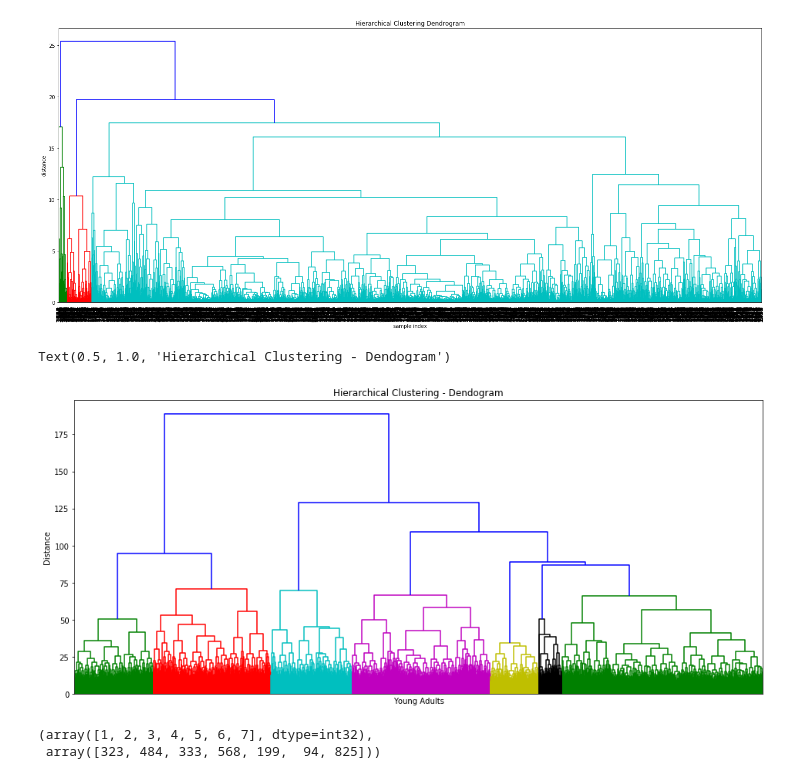
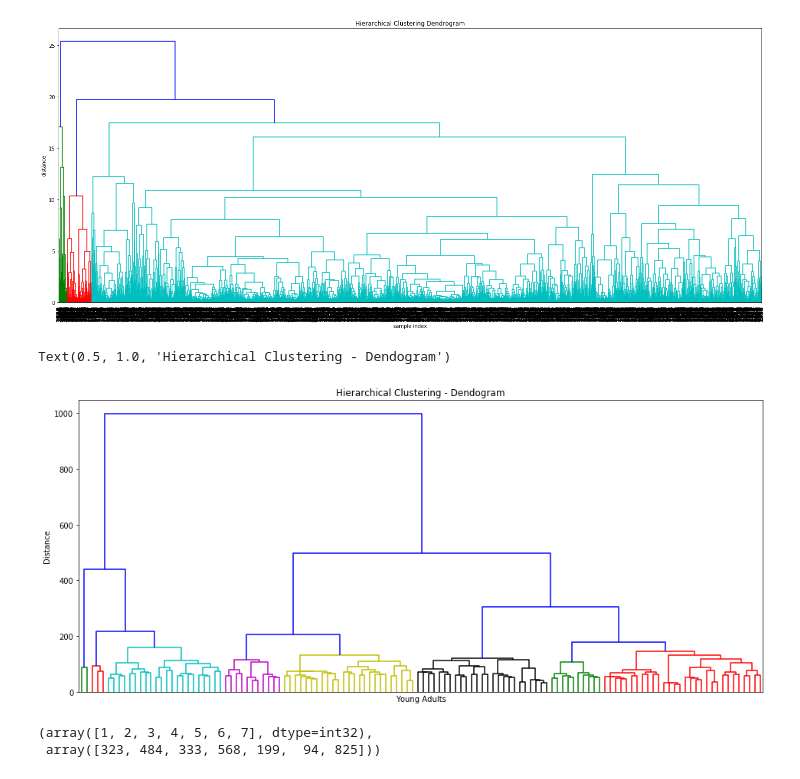
Before and after one commit to anthonybaulo/emerging-adulthood-psych-study, a Jupyter notebook: dev/EAMMI_3_nmf.ipynb, the cells around one changed output. Drawn from its saved outputs; the diff is of its cells as text; code cells hidden in the pictures.

```diff
--- a/dev/EAMMI_3_cluster.ipynb
+++ b/dev/EAMMI_3_nmf.ipynb
@@ -267,17 +267,17 @@ make_dendrogram(df, linktype, metric, color_threshold=None)
 [figure]
 # %%
 X = StandardScaler(with_mean = False).fit_transform(df)
-Z = linkage(X, method='ward')
+Z = linkage(X.T, method='ward')
 
 fig, ax = plt.subplots(figsize=(16,7))
-dn = dendrogram(Z, color_threshold=75, no_labels=True, ax=ax)
+dn = dendrogram(Z, color_threshold=160, no_labels=True, ax=ax)
 ax.set_ylabel('Distance')
 ax.set_xlabel('Young Adults')
 ax.set_title('Hierarchical Clustering - Dendogram')
 # plt.savefig('../images/dendogram_w_colors.png')
 # %% [output]
 Text(0.5, 1.0, 'Hierarchical Clustering - Dendogram')
-[figure, old version]
+[figure, new version]
 # %%
 # Based on the dendogram, I can separate the data into n clusters
 labels = fcluster(Z, 7, criterion='maxclust')
```
Also changed, not shown: parts of 1 cell of this notebook, 1 other file.
